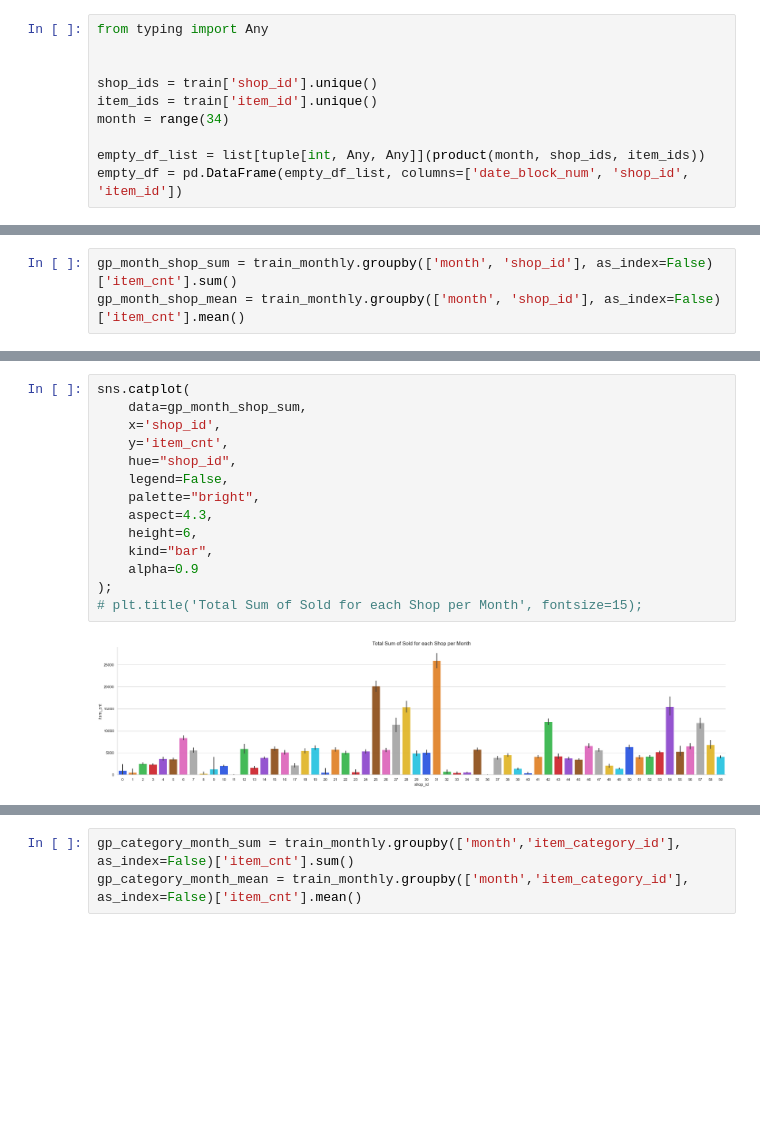
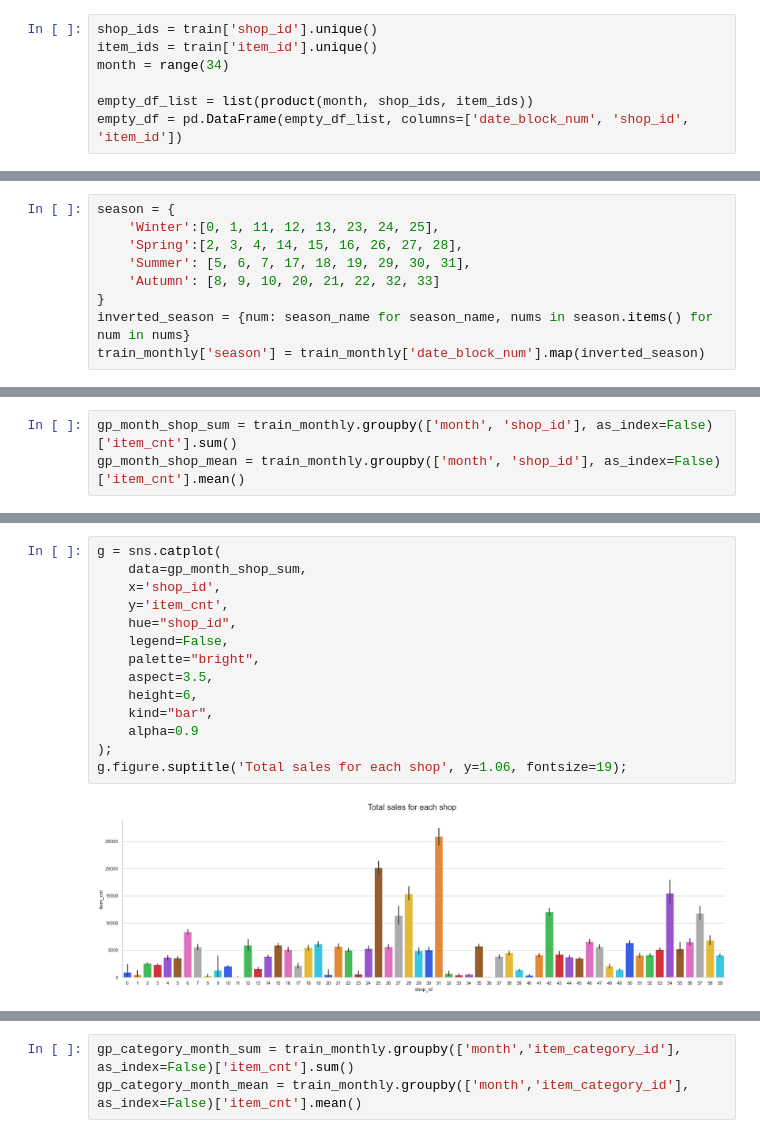
Before and after one commit to FilFilimono/innowise-projects, a Jupyter notebook: EDA/eda_analys.ipynb, the cells around one changed output, grey strips where cells are left out. Drawn from its saved outputs; the diff is of its cells as text; blank space fills up the shorter version.

```diff
--- a/EDA/eda_analys.ipynb
+++ b/EDA/eda_analys.ipynb
@@ -220,14 +200,11 @@ monthly_sales = train.groupby(['date_block_num', 'shop_id', 'item_id' ,'item_cat
     revenue=('revenue', 'sum')
 )
 # %%
-from typing import Any
-
-
 shop_ids = train['shop_id'].unique()
 item_ids = train['item_id'].unique()
 month = range(34)
 
-empty_df_list = list[tuple[int, Any, Any]](product(month, shop_ids, item_ids))
+empty_df_list = list(product(month, shop_ids, item_ids))
 empty_df = pd.DataFrame(empty_df_list, columns=['date_block_num', 'shop_id', 'item_id'])
 # %%
 train_monthly = pd.merge(empty_df, monthly_sales, on=['date_block_num','shop_id','item_id'], how='left')
@@ -246,6 +223,15 @@ train_monthly.fillna(0, inplace=True)
 | 44484238 | 33 | 36 | 7635 | 0.0 | 0.0 | 0.0 | 0.0 | ... |
 | 44484239 | 33 | 36 | 7640 | 0.0 | 0.0 | 0.0 | 0.0 | ... |
 44484240 rows × 9 columns
+# %%
+season = {
+    'Winter':[0, 1, 11, 12, 13, 23, 24, 25],
+    'Spring':[2, 3, 4, 14, 15, 16, 26, 27, 28],
+    'Summer': [5, 6, 7, 17, 18, 19, 29, 30, 31],
+    'Autumn': [8, 9, 10, 20, 21, 22, 32, 33]
+}
+inverted_season = {num: season_name for season_name, nums in season.items() for num in nums}
+train_monthly['season'] = train_monthly['date_block_num'].map(inverted_season)
 # %%
 train_monthly['year'] = train_monthly['date_block_num'].apply(lambda x: ((x//12) + 2013))
 train_monthly['month'] = train_monthly['date_block_num'].apply(lambda x: (x % 12))
@@ -347,17 +337,17 @@ plt.grid(True, alpha=0.5)
 # %%
-sns.catplot(
+g = sns.catplot(
     data=gp_month_shop_sum,
     x='shop_id',
     y='item_cnt',
     hue="shop_id",
     legend=False,
     palette="bright",
-    aspect=4.3,
+    aspect=3.5,
     height=6,
     kind="bar",
     alpha=0.9
 );
-# plt.title('Total Sum of Sold for each Shop per Month', fontsize=15);
+g.figure.suptitle('Total sales for each shop', y=1.06, fontsize=19);
 # %% [output]
-[figure, old version]
+[figure, new version]
 # %%
```
Also changed, not shown: parts of 30 cells of this notebook.
